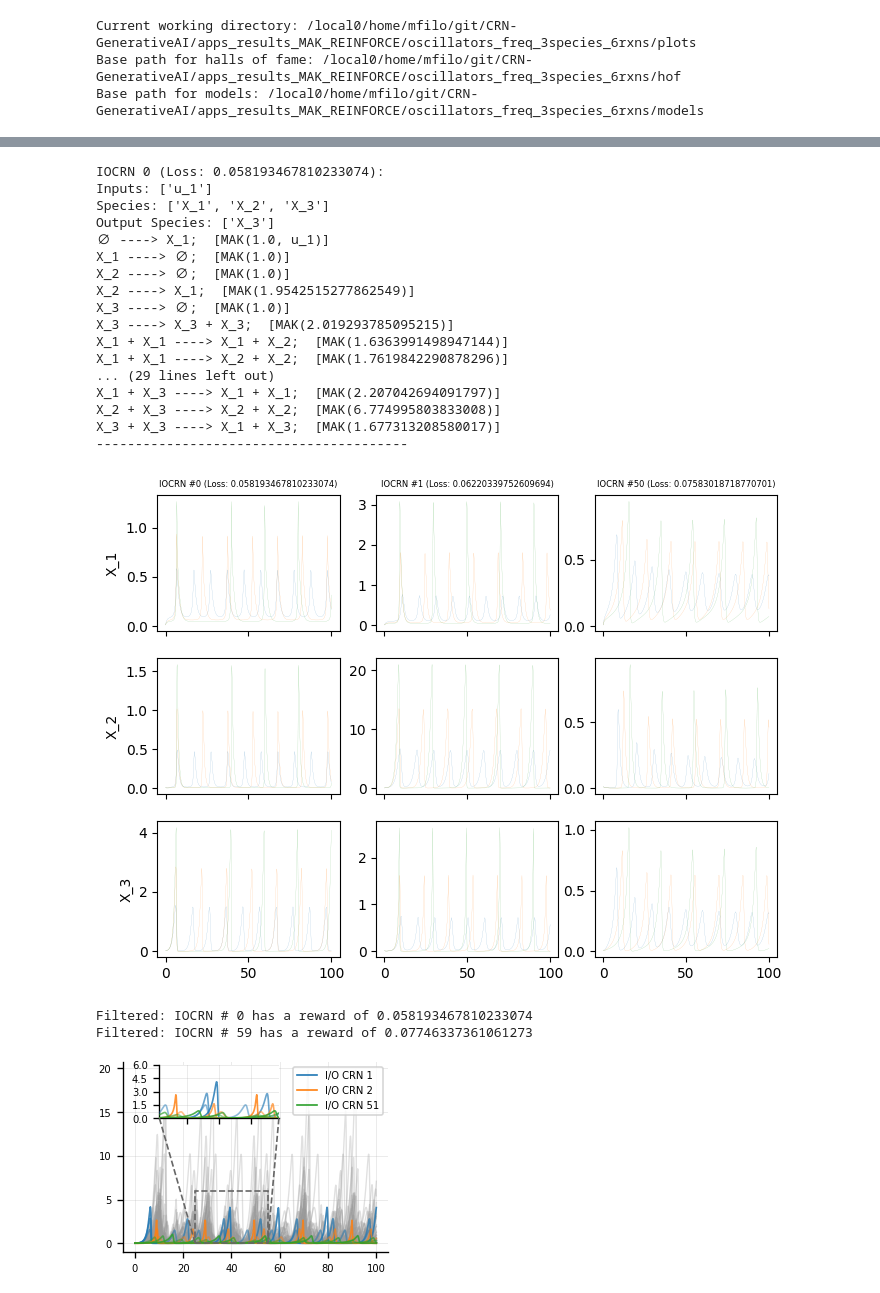
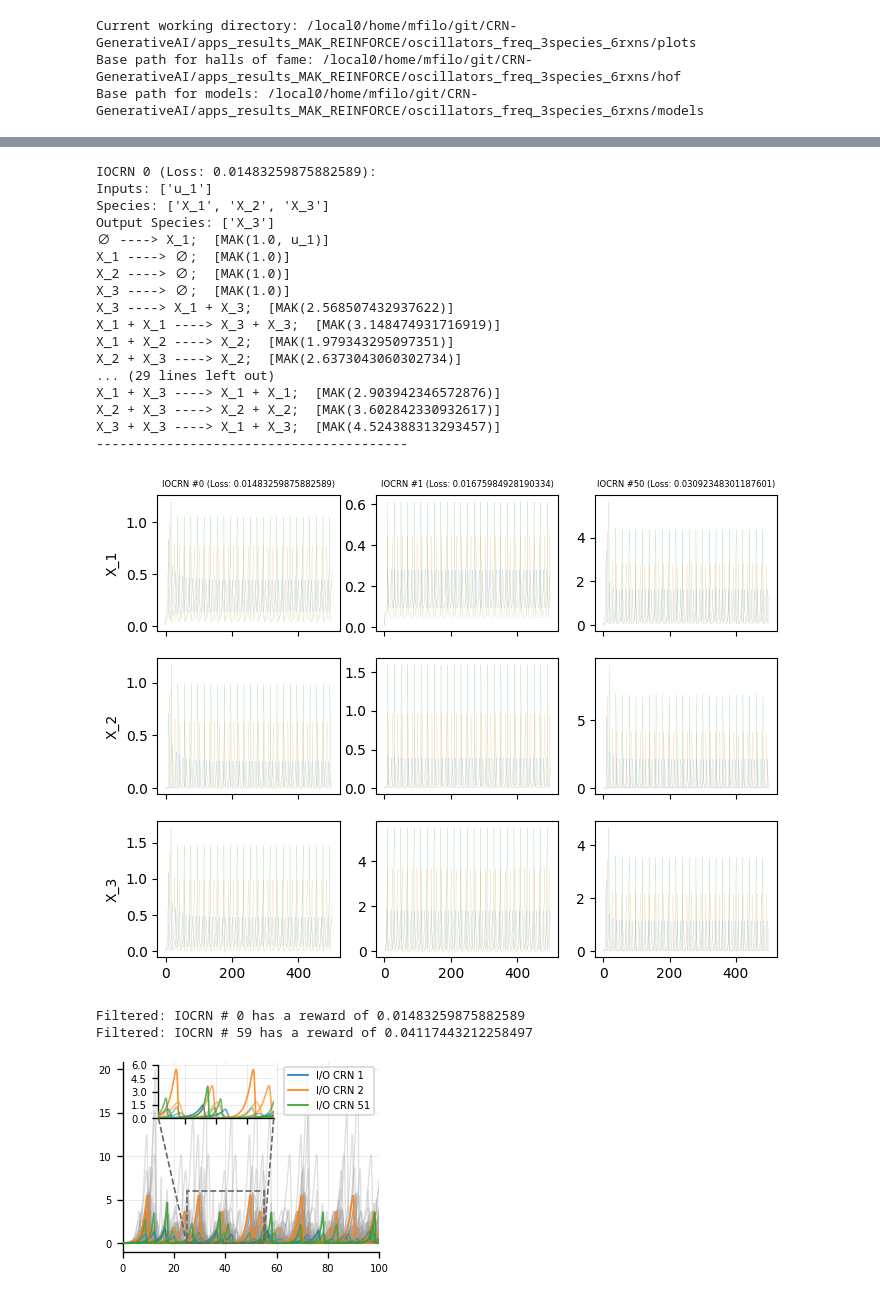
Before and after one commit to Maurice-Filo/GenAI-Net, a Jupyter notebook: apps_results_MAK_REINFORCE/oscillators_freq_3species_6rxns/plots/plot_results.ipynb, the cells around one changed output, grey strips where cells are left out. Saved outputs shown, nothing was run; the diff lists cells and outputs as text; code cells hidden in the pictures.

Commit message:
Modifying slightly the plotting for the oscillators (freq) application.

```diff
--- a/apps_results_MAK_REINFORCE/oscillators_freq_3species_6rxns/plots/plot_results.ipynb
+++ b/apps_results_MAK_REINFORCE/oscillators_freq_3species_6rxns/plots/plot_results.ipynb
@@ -45,7 +45,7 @@ Number of CPUs available: 128
 save_figures_flag = True
 
 # Flag to resimulate the IOCRN dynamics of the halls of fame
-resimulate_flag = False
+resimulate_flag = True
 
 # Flag to load generated IOCRNs from trained models
 generated_flag = True
@@ -58,13 +58,14 @@ num_reactions_template = 4
 parallel_flag = True
 
 # Set number of inputs and species labels
-p = 1                                                   # Number of inputs
-species_labels = ['X_1', 'X_2', 'X_3']                  # Species labels
-mak_order = 2                                           # Maximum order of the mass-action reactions
+p = 1                                                       # Number of inputs
+species_labels = ['X_1', 'X_2', 'X_3']                      # Species labels
+mak_order = 2                                               # Maximum order of the mass-action reactions
 
 # Time horizon for the simulation
-t_f = 100                                               # Final time for the simulation
-N_t = 1000                                              # Number of time steps in the simulation
+t_plot_max = 100.0                                          # Maximum time for plotting the dynamics
+t_f = 500.0                                                 # Final time for the simulation
+N_t = 10000                                                 # Number of time steps in the simulation
 time_horizon = np.linspace(0, t_f, N_t, dtype=np.float32)
 
 # Construct the IOCRN inputs
@@ -174,6 +175,8 @@ if resimulate_flag:
     # Reset all IOCRNs
     for iocrn in all_iocrns:
         iocrn.reset()
+        iocrn.atol = 1e-9
+        iocrn.rtol = 1e-9
 
     # Simulate each IOCRN
     if parallel_flag:
@@ -441,22 +462,22 @@ for idx in iocrn_indices_to_highlight:
     print(iocrn)
     print('-'*40)
 # %% [output]
-IOCRN 0 (Loss: 0.058193467810233074):
+IOCRN 0 (Loss: 0.01483259875882589):
 Inputs: ['u_1']
 Species: ['X_1', 'X_2', 'X_3']
 Output Species: ['X_3']
 ∅ ----> X_1;  [MAK(1.0, u_1)]
 X_1 ----> ∅;  [MAK(1.0)]
 X_2 ----> ∅;  [MAK(1.0)]
-X_2 ----> X_1;  [MAK(1.9542515277862549)]
 X_3 ----> ∅;  [MAK(1.0)]
-X_3 ----> X_3 + X_3;  [MAK(2.019293785095215)]
-X_1 + X_1 ----> X_1 + X_2;  [MAK(1.6363991498947144)]
-X_1 + X_1 ----> X_2 + X_2;  [MAK(1.7619842290878296)]
+X_3 ----> X_1 + X_3;  [MAK(2.568507432937622)]
+X_1 + X_1 ----> X_3 + X_3;  [MAK(3.148474931716919)]
+X_1 + X_2 ----> X_2;  [MAK(1.979343295097351)]
+X_2 + X_3 ----> X_2;  [MAK(2.6373043060302734)]
 ... (29 lines left out)
-X_1 + X_3 ----> X_1 + X_1;  [MAK(2.207042694091797)]
-X_2 + X_3 ----> X_2 + X_2;  [MAK(6.774995803833008)]
-X_3 + X_3 ----> X_1 + X_3;  [MAK(1.677313208580017)]
+X_1 + X_3 ----> X_1 + X_1;  [MAK(2.903942346572876)]
+X_2 + X_3 ----> X_2 + X_2;  [MAK(3.602842330932617)]
+X_3 + X_3 ----> X_1 + X_3;  [MAK(4.524388313293457)]
 ----------------------------------------
 # %%
 # Plot the responses (all species) of the following selected IOCRNs
@@ -476,7 +497,7 @@ for i in range(len(iocrn_indices_to_highlight)):
             except Exception:
                 continue
 # %% [output]
-[figure, old version]
+[figure, new version]
 # %%
 # Transient dynamics plot
 Normalize = False
@@ -578,37 +599,37 @@ axins.spines["right"].set_visible(False)
 ax.set_xscale("linear")
 if Normalize:
     ax.set_yscale("linear")
     ax.set_ylim(0, 1.1)
 # ax.set_ylim(0, 5)
-# ax.set_xlim(time_shift, 100 + time_shift)
+ax.set_xlim(time_shift, t_plot_max + time_shift)
 
 
 # 2) Legend for colored lines should not have alpha:
 #    use proxy artists with alpha=1 so legend is fully opaque.
 color_handles = [Line2D([0], [0], color=f"C{i}", lw=lw_hi, alpha=1.0) for i in range(len(iocrn_indices_to_highlight))]
 color_labels  = [f"I/O CRN {i+1}" for i in iocrn_indices_to_highlight]
 
 # Dashed Line for Setpoint
 setpoint_handle = Line2D([0], [0], color="0.2", lw=0.9, ls="--")
 handles = color_handles #  + [setpoint_handle]
 labels  = color_labels #+ ["Setpoint"]
 
 # ax.set_xticks(np.array([0, 10, 100]) + time_shift)
 # ax.set_xticklabels(ax.get_xticks() - time_shift, rotation=0)
 
 ax.legend(handles=handles, labels=labels, frameon=True, loc="upper right", handlelength=2)
 axins.set_ylim(0, 6)
 axins.set_xlim(25, 55)
 axins.set_xticklabels([])
 mark_inset(ax, axins, loc1=3, loc2=4, fc="none", ec="0.4", zorder=5, linestyle="--")
 plt.show()
 
 if save_figures_flag is True:
     fig.savefig(os.path.join(target_directory, 'plots', "oscillators_freq_3species_6rxns_transient_dynamics.pdf"))
 # %% [output]
-Filtered: IOCRN # 0 has a reward of 0.058193467810233074
-Filtered: IOCRN # 59 has a reward of 0.07746337361061273
+Filtered: IOCRN # 0 has a reward of 0.01483259875882589
+Filtered: IOCRN # 59 has a reward of 0.04117443212258497
-[figure, old version]
+[figure, new version]
 # %%
 # Frequency contents plot
 Normalize = False
```
Also changed, not shown: parts of 15 cells of this notebook, 6 other files.
